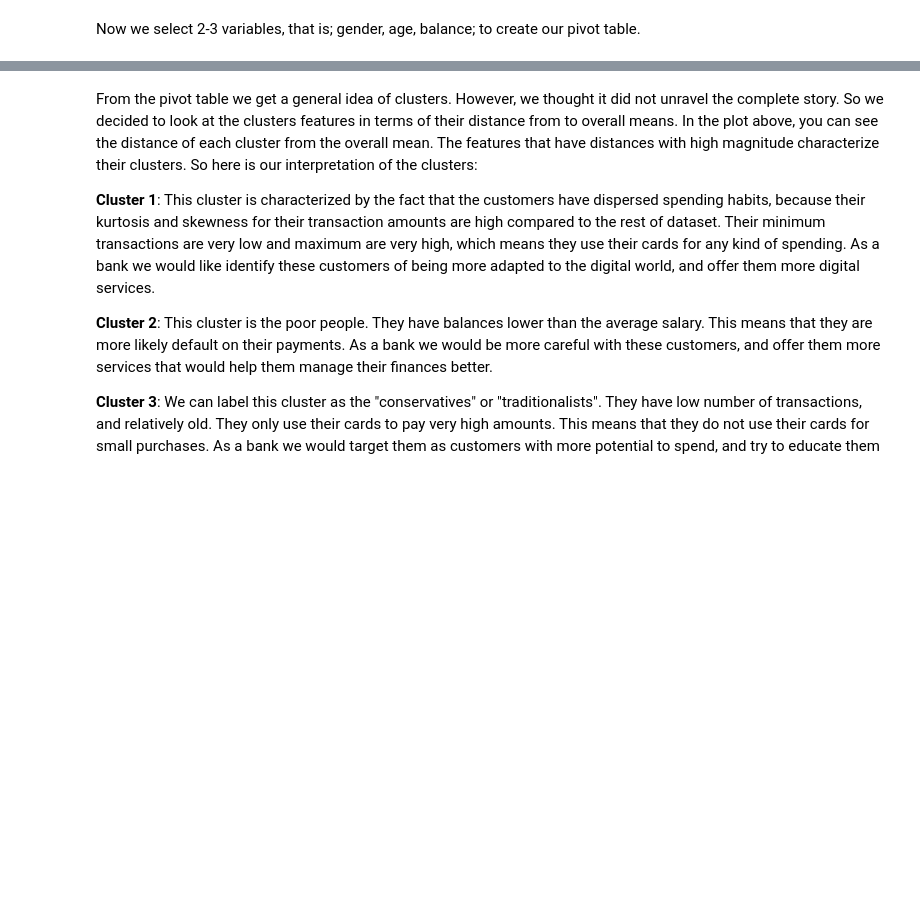
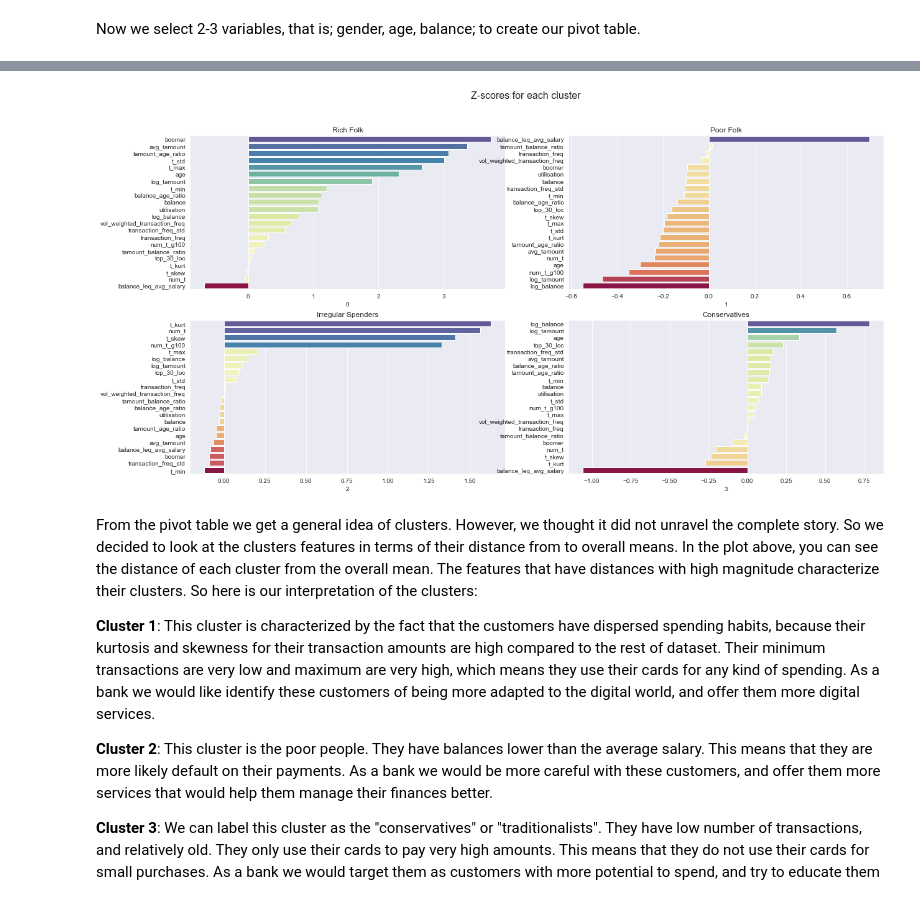
Before and after one commit to cem-sirin/ADM_4, a Jupyter notebook: main.ipynb, the cells around one changed output, grey strips where cells are left out. Drawn from its saved outputs; the diff is of its cells as text; code cells hidden in the pictures; blank space fills up the shorter version.

```diff
--- a/main.ipynb
+++ b/main.ipynb
@@ -210,0 +214,6 @@ for i in range(10):
+# %%
+num_matching_buckets = lshasher.query_num_matching_buckets()
+
+print('Estimated Jaccard similarity for the first 10 customers, for the first query:')
+for i in np.random.choice(list(num_matching_buckets[0].keys()), 5):
+    print(f'Num matching buckets w/ cid {i}: {num_matching_buckets[0][i]}, \t Jaccard similarity: {num_matching_buckets[0][i] / 10}')
@@ -334,7 +390,7 @@ num_rep = 1
 
 for i, k in enumerate(number_of_clusters_grid):
     for j in range(num_rep):
-        _, _, sse_score = kmeans(XPC, k, 50)
+        _, _, sse_score = kmeans(XPC, k, 50, verbose=False)
         if sse_score < sse_scores[i]:
             sse_scores[i] = sse_score
 
@@ -348,8 +406,8 @@ pd.Series(sse_scores, index=number_of_clusters_grid).plot(
 # %% [markdown]
 We were planning to support our decision with the elbow method, however, as you can see on the plot above, there are no clear "elbows". Practically, banks want customer segments that are easy to understand, and reflect real life. So we believe that the number of clusters should be between 3 and 7. Looking at the plot we see decreases in 4 and 6, so we will continue with these two numbers.
 # %%
-clusters4, centroids4, _ = kmeans(XPC, 4, 50)
-clusters6, centroids6, _ = kmeans(XPC, 6, 50)
+clusters4, centroids4, _ = kmeans(XPC, 4, 50, verbose=False)
+clusters6, centroids6, _ = kmeans(XPC, 6, 50, verbose=False)
 # %%
 import matplotlib.pyplot as plt
 # Plot according to the first two principal components
@@ -378,6 +438,9 @@ plt.show()
 # %% [markdown]
 Now we select 2-3 variables, that is; gender, age, balance; to create our pivot table.
 # %%
+customersX['clusters4'] = clusters4
+customersX['clusters6'] = clusters6
+
 selected_variables = ['age', 'gender', 'balance']
 cust4pivot = customersX.copy()
 
@@ -388,7 +451,6 @@ cust4pivot['balance_group'] = pd.qcut(customersX['balance'], 4, labels=False)
 cust4pivot = pd.get_dummies(cust4pivot, columns=['gender', 'age_group', 'balance_group'])
 
 # pivot table
-# gender_0	gender_1	age_group_0	age_group_1	age_group_2	age_group_3	balance_group_0	balance_group_1	balance_group_2	balance_group_3
 cols = ['gender_0', 'gender_1', 'age_group_0', 'age_group_1', 'age_group_2', 'age_group_3', 'balance_group_0', 'balance_group_1', 'balance_group_2', 'balance_group_3']
 cust4pivot = cust4pivot.pivot_table(index='clusters4', values=cols, aggfunc='mean')
 pd.options.display.float_format = '{:,.2f}'.format
@@ -411,45 +480,36 @@ c4stomers = customersX.groupby('clusters4').agg({col: 'mean' for col in variable
 Z_scores = (c4stomers - customersX[variables_to_inspect].mean()) / customersX[variables_to_inspect].std()
 # %%
 import seaborn as sns
+import itertools
 sns.set_style('darkgrid')
 # Bar plot
 def colors_from_values(values, palette_name):
+    maximum = max(Z_scores.abs().max())
     # normalize the values to range [0, 1]
     normalized = values
     normalized[normalized < 0] = - normalized[normalized < 0] / normalized.min() * 500
     normalized[normalized > 0] = normalized[normalized > 0] / normalized.max() * 500 -1
     normalized = normalized + 500
     # convert to indices
     indices = np.round(normalized).astype(np.int32)
     # use the indices to get the colors
     palette = sns.color_palette(palette_name, 1000)
     return np.array(palette).take(indices, axis=0)
 
 fig, axs = plt.subplots(2, 2, figsize=(20, 10))
 
 fig.suptitle('Z-scores for each cluster', fontsize=16)
-
-# 1st cluster bar plot
-sns.barplot(x=Z_scores.iloc[0, :].sort_values(ascending=False), y=Z_scores.iloc[0, :].sort_values(ascending=False).index,
-ax=axs[0, 0], palette=colors_from_values(Z_scores.iloc[0, :].sort_values(ascending=False), 'Spectral'), orient = 'h')
-axs[0, 0].set_title('Irregular spenders')
-
-# 2nd cluster bar plot
-sns.barplot(x=Z_scores.iloc[1, :].sort_values(ascending=False), y=Z_scores.iloc[1, :].sort_values(ascending=False).index,
-ax=axs[0, 1], palette=colors_from_values(Z_scores.iloc[1, :].sort_values(ascending=False), 'Spectral'), orient = 'h')
-axs[0, 1].set_title('Poor folk')
-
-# 3rd cluster bar plot
-sns.barplot(x=Z_scores.iloc[2, :].sort_values(ascending=False), y=Z_scores.iloc[2, :].sort_values(ascending=False).index,
-ax=axs[1, 0], palette=colors_from_values(Z_scores.iloc[2, :].sort_values(ascending=False), 'Spectral'), orient = 'h')
-axs[1, 0].set_title('Conservatives')
-
-# 4th cluster bar plot
-sns.barplot(x=Z_scores.iloc[3, :].sort_values(ascending=False), y=Z_scores.iloc[3, :].sort_values(ascending=False).index,
-ax=axs[1, 1], palette=colors_from_values(Z_scores.iloc[3, :].sort_values(ascending=False), 'Spectral'), orient = 'h')
-axs[1, 1].set_title('Rich folk')
+cluster_names = ['Rich Folk', 'Poor Folk', 'Irregular Spenders', 'Conservatives']
+for i, j in itertools.product(range(2), range(2)):
+    # bar plot
+    k = i*2 + j
+    sns.barplot(x=Z_scores.iloc[k, :].sort_values(ascending=False), y=Z_scores.iloc[k, :].sort_values(ascending=False).index,
+    ax=axs[i, j], palette=colors_from_values(Z_scores.iloc[k, :].sort_values(ascending=False), 'Spectral'), orient = 'h')
+    axs[i, j].set_title(cluster_names[k])
 
 plt.show()
+# %% [output]
+[figure, added]
 # %% [markdown]
 From the pivot table we get a general idea of clusters. However, we thought it did not unravel the complete story. So we decided to look at the clusters features in terms of their distance from to overall means. In the plot above, you can see the distance of each cluster from the overall mean. The features that have distances with high magnitude characterize their clusters. So here is our interpretation of the clusters:
 
```
Also changed, not shown: parts of 32 cells of this notebook, 1 other file.
